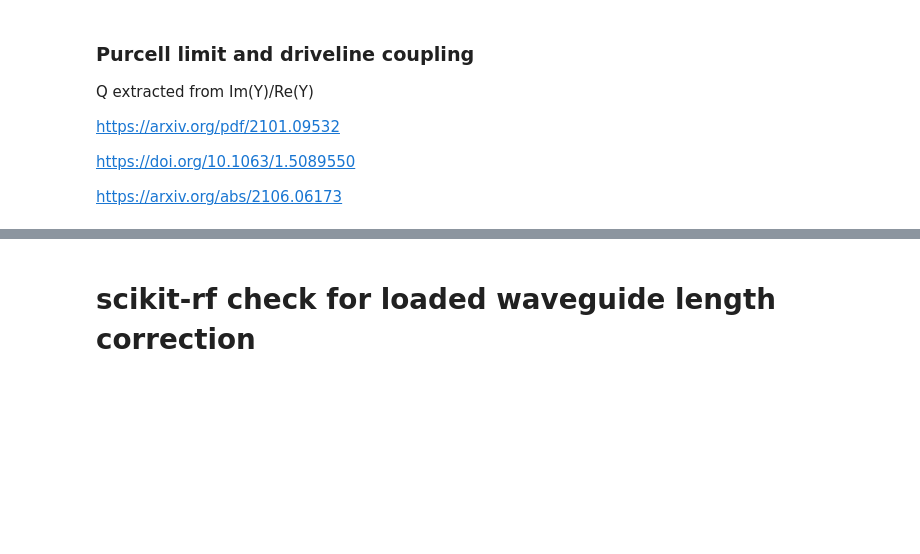
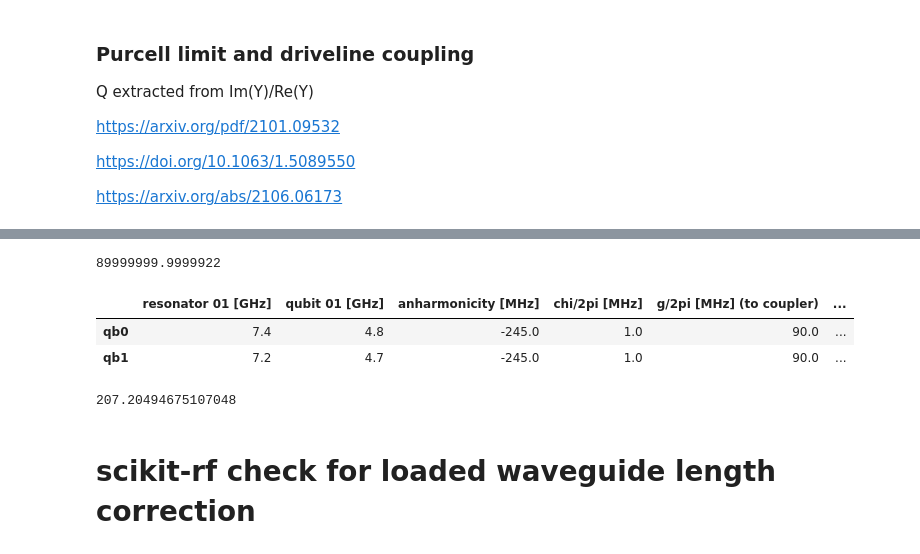
Before and after one commit to rmoretti9/QDAST, a Jupyter notebook: src/modeling/coupled_clockmons/readout_optimization.ipynb, the cells around one changed output, grey strips where cells are left out. Cells and saved outputs as stored; diff of their text form; code cells hidden in the pictures; blank space fills up the shorter version.

```diff
--- a/src/modeling/coupled_clockmons/readout_optimization.ipynb
+++ b/src/modeling/coupled_clockmons/readout_optimization.ipynb
@@ -152,19 +153,13 @@ def minimize_func(x, c_rr = None, l_rr = None, c_cr = None, l_cr = None, qubit_f
 # %%
-# c_r1, c_r2, c_c1, c_c2, Lj1, Lj2 = solution*np.array([1e-15, 1e-15, 1e-15, 1e-15, 1e-9, 1e-9])
+c_r1, c_r2, c_c1, c_c2, Lj1, Lj2 = solution*np.array([1e-15, 1e-15, 1e-15, 1e-15, 1e-9, 1e-9])
-# %%
-c_r1, c_r2, c_c1, c_c2, Lj1, Lj2 = np.array([ 3.43335796,  3.39475582,  4.42352393,  4.46977724, 12.72239314,
-       13.26290951])#*np.array([1e-15, 1e-15, 1e-15, 1e-15, 1e-9, 1e-9])
-
-df.loc['qubit-rr capacitance [fF]'] = [c_r1, c_r2]
-df.loc['qubit-cr capacitance [fF]'] = [c_c1, c_c2]
-df.loc['LJ [nH]'] = [Lj1, Lj2]
-c_r1, c_r2, c_c1, c_c2, Lj1, Lj2 = (c_r1, c_r2, c_c1, c_c2, Lj1, Lj2)*np.array([1e-15, 1e-15, 1e-15, 1e-15, 1e-9, 1e-9])
 # %%
 EC = e_charge**2/(c_sigma)/2/planck_h
 Ic1 = get_Ic_from_Lj(Lj1)
 Ej1 = Ic1*phi0/2/pi/planck_h
 Ic2 = get_Ic_from_Lj(Lj2)
 Ej2 = Ic2*phi0/2/pi/planck_h
+g_r1 = get_g(EC, Ej1, c_r1, c_rr[0], rr_freq_target[0])
+g_r2 = get_g(EC, Ej2, c_r2, c_rr[1], rr_freq_target[1])
 
 cir = Network([
     C(0,1, c_sigma - c_r1 - c_c1), # transmon 1
@@ -398,5 +421,5 @@ T1 purcell from driveline qb1: 178.65305105085773 us
 # %%
-Q_dl_q2 = 50e6 #6118963.2619058965
+Q_dl_q2 = 6118963.2619058965
 P_in = -66 # on-driveline power
 V0 = 10**(P_in/20) * np.sqrt(Z0/1000)
 
@@ -461,4 +481,33 @@ Exchange rate (shared) [MHz]/2pi        -2.512368 -2.512368e+00
 T1 TLS [us]                             77.289792  7.901046e+01
+# %%
+g1_c = get_g(EC, Ej1, c_c1, c_cr, cplr_freq_target)
+g2_c = get_g(EC, Ej2, c_c2, c_cr, cplr_freq_target)
+g1_c
+# %% [output]
+89999999.9999922
+# %%
+df = pd.DataFrame(index=['qb0','qb1'])
+df['resonator 01 [GHz]'] = rr_freq_target / 1e9
+df['qubit 01 [GHz]'] = np.array(qubit_freq_target) / 1e9
+df['anharmonicity [MHz]'] = np.floor(np.array(anharm1, anharm2) / 1e6)
+df['chi/2pi [MHz]'] = np.array(chi*2)/1e6
+df['g/2pi [MHz] (to coupler)'] = np.array([g_coupling_target]*2) * 1e-6
+df['g/2pi [MHz] (to readout)'] = np.array([g_r1, g_r2]) * 1e-6
+df['C_sigma [fF]'] = np.array([c_sigma]*2) * 1e15
+df["Lj [nH]"] = np.array([Lj1, Lj2]) * 1e9
+df['Ic [nA]'] = np.array([Ic1, Ic2])  * 1e9
+df['T1 Purcell through coupler [us]'] = np.floor(np.array([T1_purcell_q1, T1_purcell_q2]))
+df['T1 Purcell through readout [us]'] = np.floor(np.array(T1_purcell_rr) * 1e6)
+df['Resonator Q'] = np.array([6000, 5900])
+df
+# %% [output]
+|  | resonator 01 [GHz] | qubit 01 [GHz] | anharmonicity [MHz] | chi/2pi [MHz] | g/2pi [MHz] (to coupler) | ... |
+| qb0 | 7.4 | 4.8 | -245.0 | 1.0 | 90.0 | ... |
+| qb1 | 7.2 | 4.7 | -245.0 | 1.0 | 90.0 | ... |
+# %%
+T1_purcell_q2
+# %% [output]
+207.20494675107048
 # %% [markdown]
 # scikit-rf check for loaded waveguide length correction
 # %%
```
Also changed, not shown: parts of 21 cells of this notebook, 9 other files.
